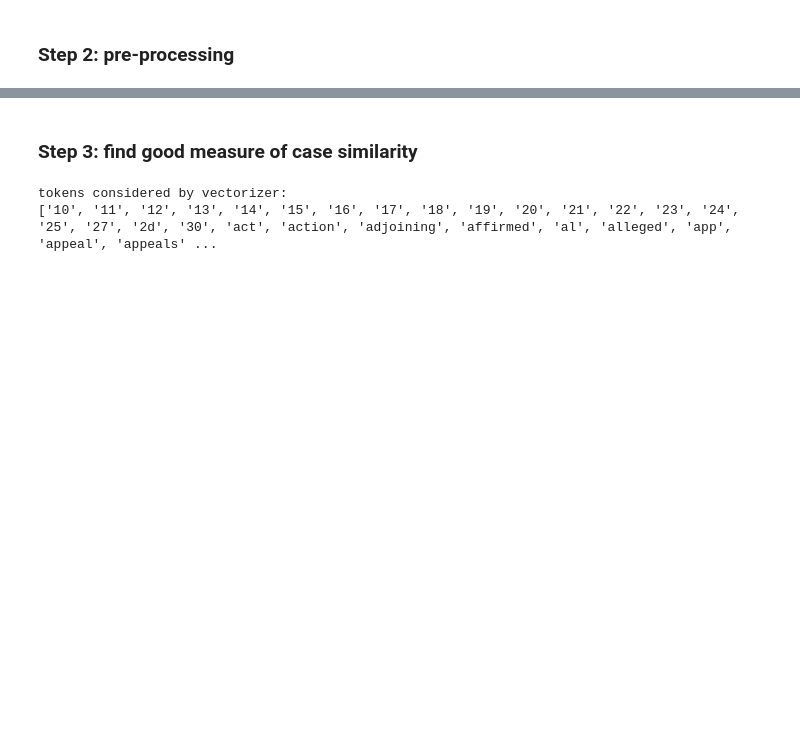
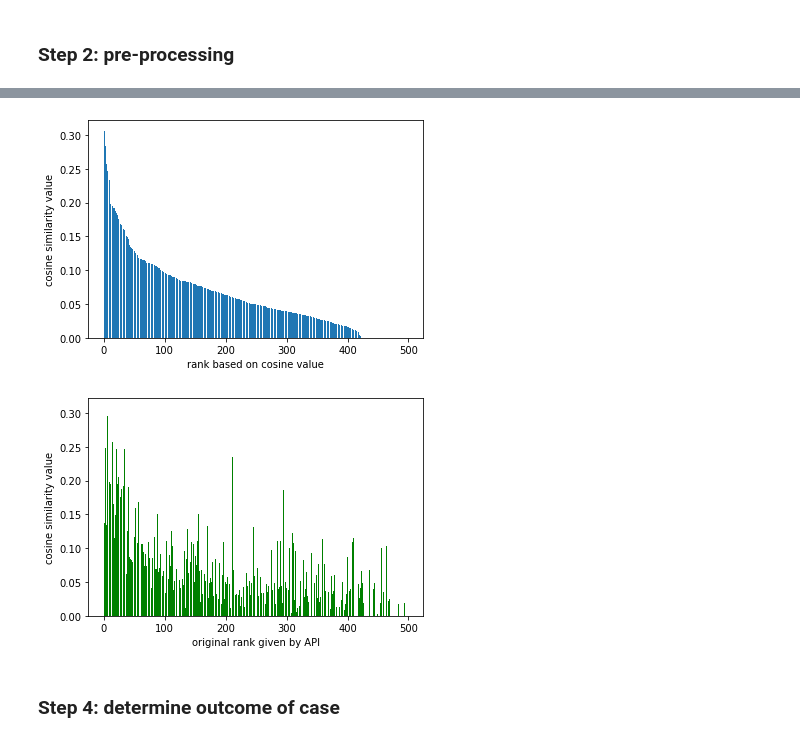
Before and after one commit to JunanQu/CanISue, a Jupyter notebook: preliminary_analysis/prelim_analysis_nikhil.ipynb, the cells around one changed output, grey strips where cells are left out. Saved outputs shown, nothing was run; the diff lists cells and outputs as text; code cells hidden in the pictures; blank space fills up the shorter version.

Commit message:
added script to rank similar cases to query

```diff
--- a/preliminary_analysis/prelim_analysis_nikhil.ipynb
+++ b/preliminary_analysis/prelim_analysis_nikhil.ipynb
@@ -16,5 +19,7 @@ QUERY = "neighbor cut tree"
+# %%
+QUERY = "fence built on my property"
 # %%
-file_name = "output_{}.json".format(QUERY.replace(" ", "-"))
+file_name = "data/output_{}.json".format(QUERY.replace(" ", "-"))
 
 if os.path.exists(file_name):
     # load data
@@ -78,6 +83,3 @@ for case in cases:
     if case['casebody']['status'] != 'ok':
         cases.remove(case)
         continue
-
-    # get rid of \n from case description
-    case['casebody']['data']['head_matter'] = case['casebody']['data']['head_matter'].replace("\n", " ")
@@ -88,0 +100,29 @@ case_texts = list(case_texts)
+# %%
+# # define tokenizer that handles stemmings
+# # sourced from https://gist.github.com/deargle/b57738c8ce2b4ed6ca90f86d5422431f
+# trans_table = {ord(c): None for c in string.punctuation + string.digits}
+# stemmer = PorterStemmer()
+
+# def tokenize(text):
+#     return [stemmer.stem(word) for word in word_tokenize(text.translate(trans_table)) if len(word) > 1]
+
+# # compute tf-idf scores
+# vec = TfidfVectorizer(tokenizer=tokenize,
+#                       min_df=.05,
+#                       max_df=0.8,
+#                       max_features=5000,
+#                       stop_words=[stemmer.stem(item) for item in ENGLISH_STOP_WORDS],
+#                       norm='l2')
+
+# compute tf-idf scores
+vec = TfidfVectorizer(min_df=.05,
+                      max_df=0.8,
+                      max_features=5000,
+                      stop_words='english',
+                      norm='l2')
+
+tfidf_matrix = vec.fit_transform(case_texts + [QUERY]).toarray()
+tokens = vec.get_feature_names()
+
+print("(stemmed) tokens considered by vectorizer:")
+print(tokens)
@@ -89,11 +159,14 @@ case_texts = list(case_texts)
+# %%
+plt.bar(results.index, results.score)
+plt.xlabel('rank based on cosine value')
+plt.ylabel('cosine similarity value')
+plt.show()
+plt.bar(results.original_rank, results.score, color='green')
+plt.xlabel('original rank given by API')
+plt.ylabel('cosine similarity value')
+plt.show()
+# %% [output]
+[figure, added]
+[figure, added]
 # %% [markdown]
-### Step 3: find good measure of case similarity
+### Step 4: determine outcome of case
-# %%
-vec = TfidfVectorizer(min_df=.05, max_df=0.8, max_features=5000, stop_words='english', norm='l2')
-tfidf_matrix = vec.fit_transform(case_texts + [QUERY]).toarray()
-tokens = vec.get_feature_names()
-print("tokens considered by vectorizer:")
-print(tokens)
-# %% [output]
-tokens considered by vectorizer:
-['10', '11', '12', '13', '14', '15', '16', '17', '18', '19', '20', '21', '22', '23', '24', '25', '27', '2d', '30', 'act', 'action', 'adjoining', 'affirmed', 'al', 'alleged', 'app', 'appeal', 'appeals' ...
```
Also changed, not shown: parts of 12 cells of this notebook, 2 other files.
